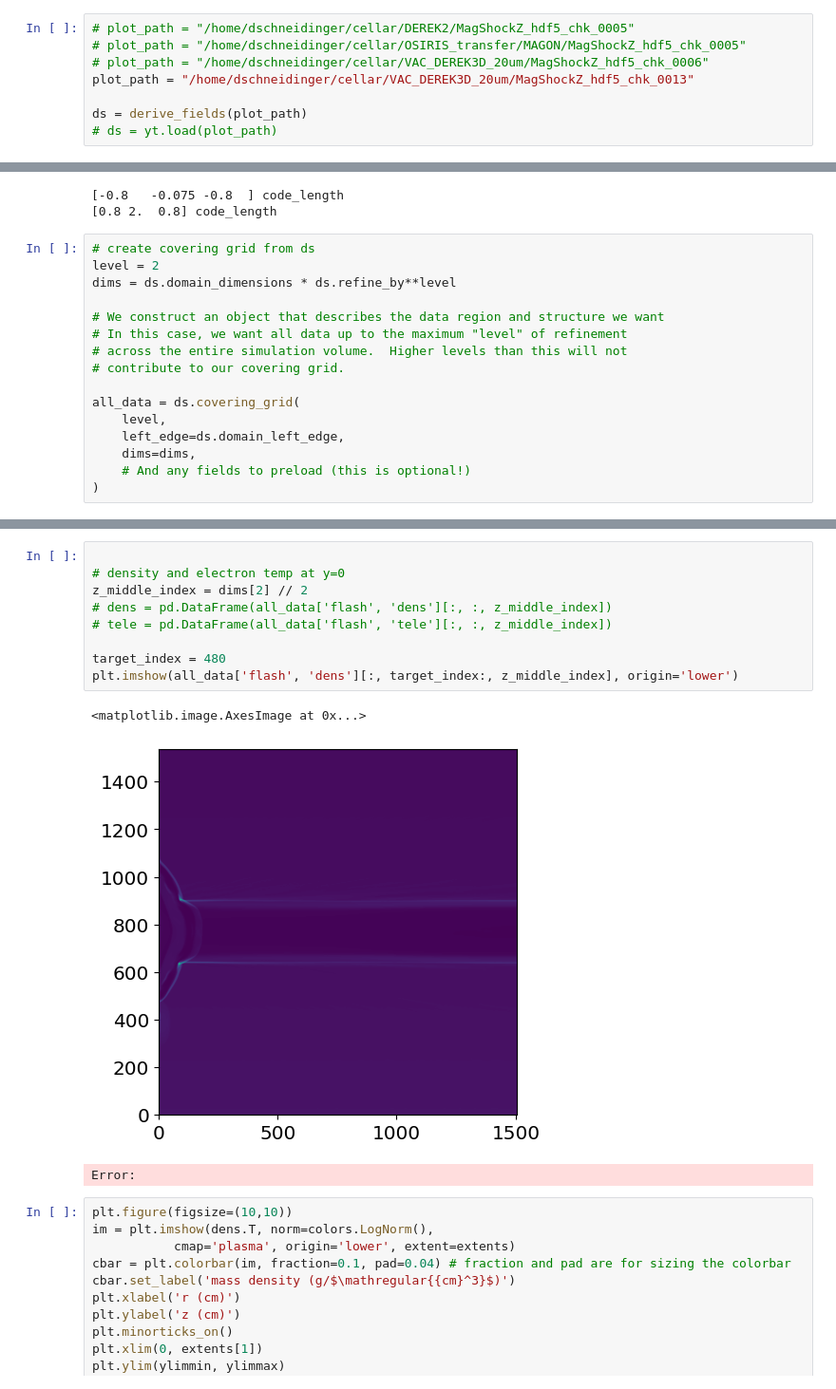
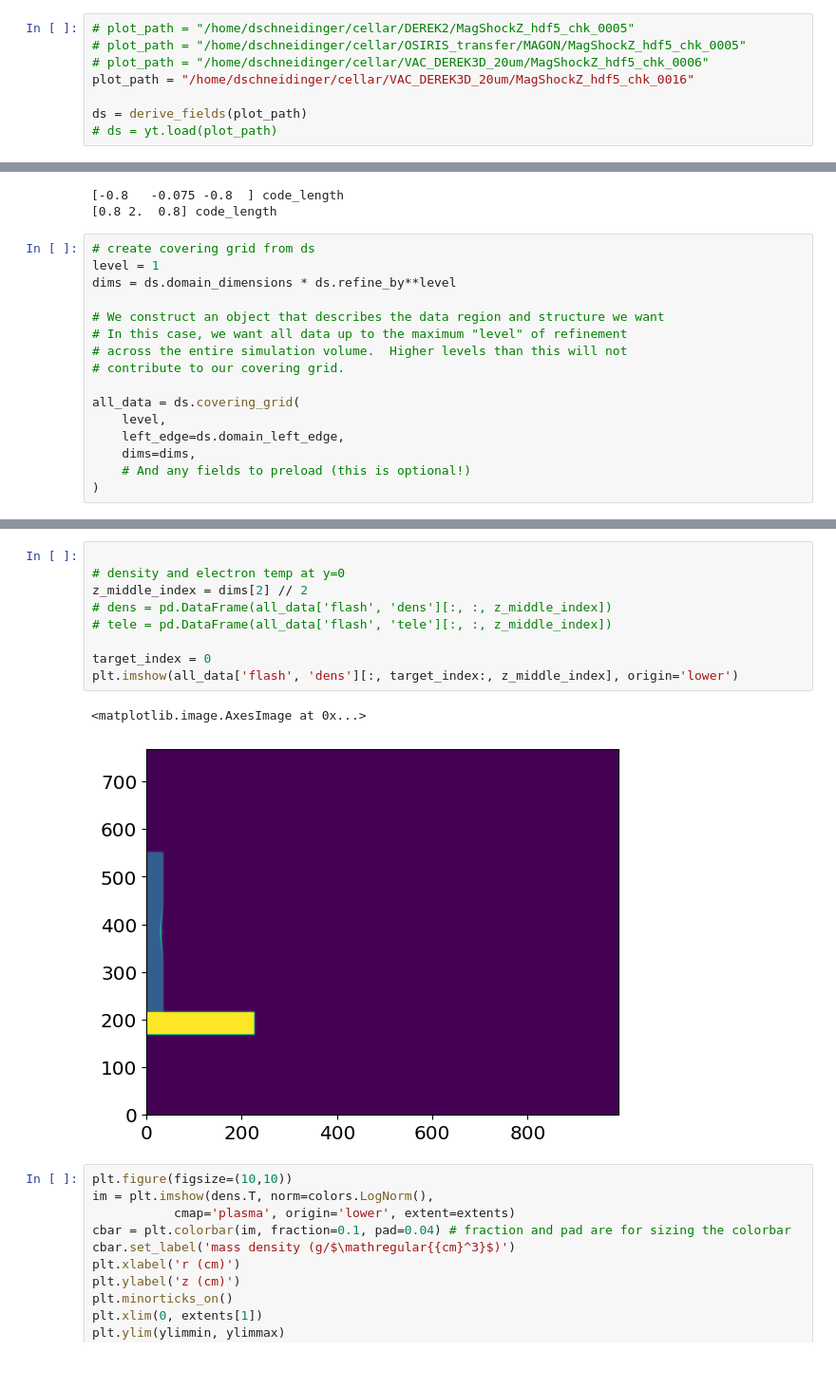
Before and after one commit to Schaeffer-Lab/MagShockZ, a Jupyter notebook: FLASH/SlicePlotsFLASH.ipynb, the cells around one changed output, grey strips where cells are left out. Shown at 95% size. Drawn from its saved outputs; the diff is of its cells as text.

```diff
--- a/FLASH/SlicePlotsFLASH.ipynb
+++ b/FLASH/SlicePlotsFLASH.ipynb
@@ -30,7 +30,7 @@ pylab.rcParams.update(params)
 # plot_path = "/home/dschneidinger/cellar/DEREK2/MagShockZ_hdf5_chk_0005"
 # plot_path = "/home/dschneidinger/cellar/OSIRIS_transfer/MAGON/MagShockZ_hdf5_chk_0005"
 # plot_path = "/home/dschneidinger/cellar/VAC_DEREK3D_20um/MagShockZ_hdf5_chk_0006"
-plot_path = "/home/dschneidinger/cellar/VAC_DEREK3D_20um/MagShockZ_hdf5_chk_0013"
+plot_path = "/home/dschneidinger/cellar/VAC_DEREK3D_20um/MagShockZ_hdf5_chk_0016"
 
 ds = derive_fields(plot_path)
 # ds = yt.load(plot_path)
@@ -55,7 +55,7 @@ print(maxs)
 [0.8 2.  0.8] code_length
 # %%
 # create covering grid from ds
-level = 2
+level = 1
 dims = ds.domain_dimensions * ds.refine_by**level
 
 # We construct an object that describes the data region and structure we want
@@ -75,16 +72,15 @@ all_data = ds.covering_grid(
 # %%
 
 # density and electron temp at y=0
 z_middle_index = dims[2] // 2
 # dens = pd.DataFrame(all_data['flash', 'dens'][:, :, z_middle_index])
 # tele = pd.DataFrame(all_data['flash', 'tele'][:, :, z_middle_index])
 
-target_index = 480
+target_index = 0
 plt.imshow(all_data['flash', 'dens'][:, target_index:, z_middle_index], origin='lower')
 # %% [output]
 <matplotlib.image.AxesImage at 0x...>
-[figure, old version]
+[figure, new version]
-Error:
 # %%
 plt.figure(figsize=(10,10))
 im = plt.imshow(dens.T, norm=colors.LogNorm(),
```
Also changed, not shown: parts of 4 cells of this notebook, 4 other files.
